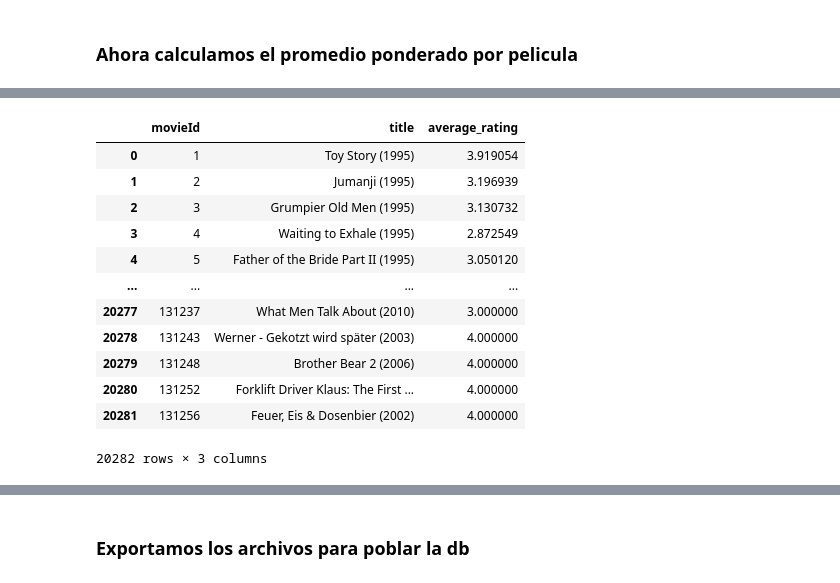
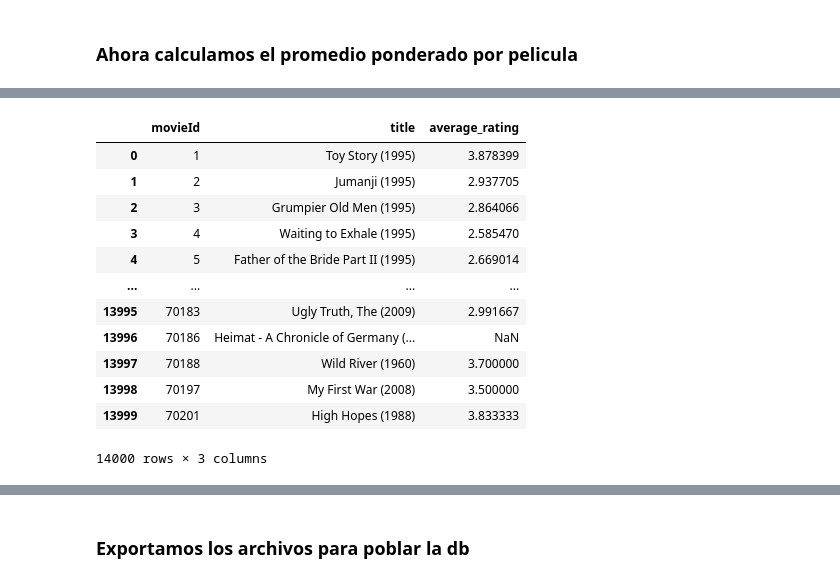
Before and after one commit to JuanDiegoGonzalez/Taller1SisRec, a Jupyter notebook: models/preprocessing.ipynb, the cells around one changed output, grey strips where cells are left out. Cells and saved outputs as stored; diff of their text form; code cells hidden in the pictures.

```diff
--- a/models/preprocessing.ipynb
+++ b/models/preprocessing.ipynb
@@ -155,6 +211,4 @@ sample: 4000052
 real: 20000263
-# %%
-movies_sample = movies[movies["movieId"].isin(ratings_sample["item_id"])]
 # %%
 print("Número de registros")
 print("sample: " + str(len(movies_sample)))
@@ -372,0 +444,8 @@ genre_movie_df
+# %%
+user_rating_counts = ratings_sample["user_id"].value_counts()
+
+top_10000_users = user_rating_counts.head(10000)
+
+total_ratings_10000_users = top_10000_users.sum()
+
+total_ratings_10000_users
@@ -372,0 +454,4 @@ genre_movie_df
+# %%
+top_10000_users_ids = top_10000_users.index
+
+top_10000_users_ids
@@ -372,0 +465,4 @@ genre_movie_df
+# %%
+ratings_sample = ratings_sample[ratings_sample["user_id"].isin(top_10000_users_ids)]
+
+ratings_sample
@@ -453,23 +585,23 @@ movies_sample
 # %%
-selected_columns = ["movieId", "title", "image_url", "average_rating"]
+selected_columns = ["movieId", "title", "average_rating"]
 
 movie_sample_selected = movies_sample[selected_columns]
 
 movie_sample_selected
 # %% [output]
 |  | movieId | title | average_rating |
-| 0 | 1 | Toy Story (1995) | 3.919054 |
-| 1 | 2 | Jumanji (1995) | 3.196939 |
-| 2 | 3 | Grumpier Old Men (1995) | 3.130732 |
-| 3 | 4 | Waiting to Exhale (1995) | 2.872549 |
-| 4 | 5 | Father of the Bride Part II (1995) | 3.050120 |
+| 0 | 1 | Toy Story (1995) | 3.878399 |
+| 1 | 2 | Jumanji (1995) | 2.937705 |
+| 2 | 3 | Grumpier Old Men (1995) | 2.864066 |
+| 3 | 4 | Waiting to Exhale (1995) | 2.585470 |
+| 4 | 5 | Father of the Bride Part II (1995) | 2.669014 |
 | ... | ... | ... | ... |
-| 20277 | 131237 | What Men Talk About (2010) | 3.000000 |
-| 20278 | 131243 | Werner - Gekotzt wird später (2003) | 4.000000 |
-| 20279 | 131248 | Brother Bear 2 (2006) | 4.000000 |
-| 20280 | 131252 | Forklift Driver Klaus: The First ... | 4.000000 |
-| 20281 | 131256 | Feuer, Eis & Dosenbier (2002) | 4.000000 |
+| 13995 | 70183 | Ugly Truth, The (2009) | 2.991667 |
+| 13996 | 70186 | Heimat - A Chronicle of Germany (... | NaN |
+| 13997 | 70188 | Wild River (1960) | 3.700000 |
+| 13998 | 70197 | My First War (2008) | 3.500000 |
+| 13999 | 70201 | High Hopes (1988) | 3.833333 |
-20282 rows × 3 columns
+14000 rows × 3 columns
 # %%
 movie_sample_renamed = movie_sample_selected.rename(columns={"movieId": "id", "average_rating": "avg_rating"})
 
```
Also changed, not shown: parts of 37 cells of this notebook.
